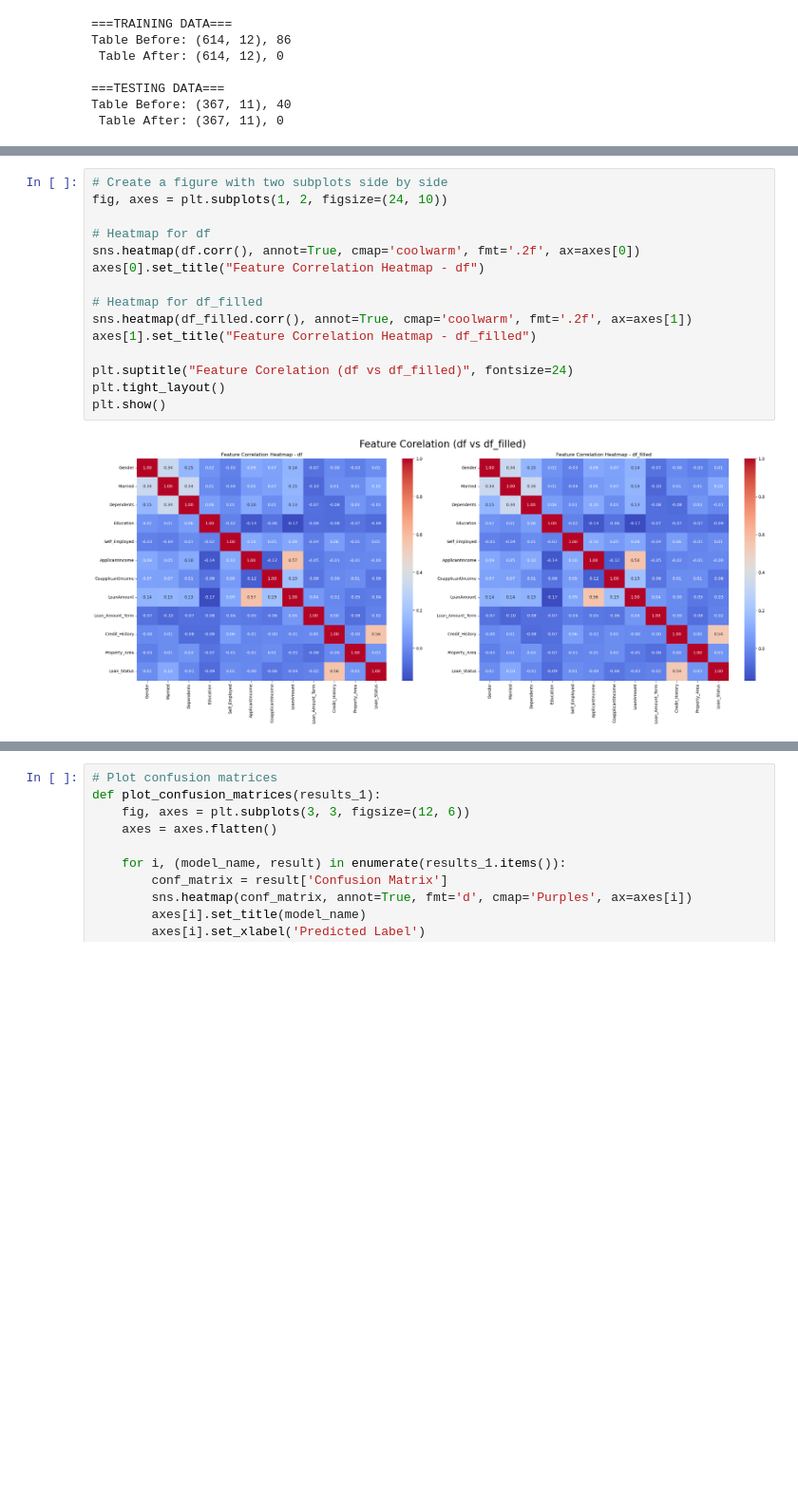
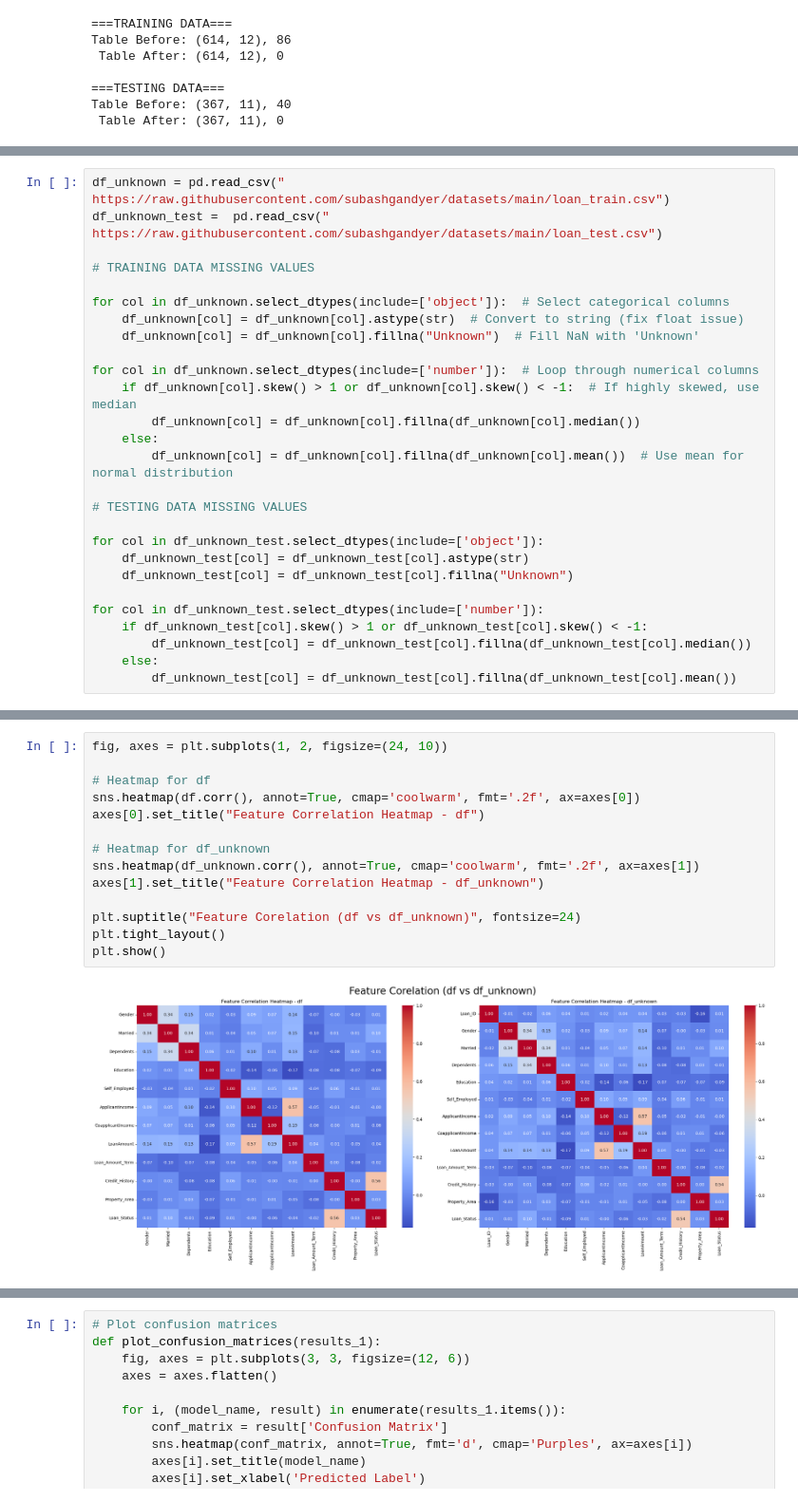
Before and after one commit to MohitPanchasara/Machine-Learning, a Jupyter notebook: Projects/Top 10 benchmark algorithms/Task10_Benchmark_ML_Algorithms.ipynb, the cells around one changed output, grey strips where cells are left out. Shown at 95% size. Drawn from its saved outputs; the diff is of its cells as text; blank space fills up the shorter version.

Commit message:
benchmark algo training

```diff
--- a/Projects/Top 10 benchmark algorithms/Task10_Benchmark_ML_Algorithms.ipynb
+++ b/Projects/Top 10 benchmark algorithms/Task10_Benchmark_ML_Algorithms.ipynb
@@ -291,3 +302,30 @@ AttributeError: 'NoneType' object has no attribute 'head'
+# %%
+df_unknown = pd.read_csv(" https://raw.githubusercontent.com/subashgandyer/datasets/main/loan_train.csv")
+df_unknown_test =  pd.read_csv(" https://raw.githubusercontent.com/subashgandyer/datasets/main/loan_test.csv")
+
+# TRAINING DATA MISSING VALUES
+
+for col in df_unknown.select_dtypes(include=['object']):  # Select categorical columns
+    df_unknown[col] = df_unknown[col].astype(str)  # Convert to string (fix float issue)
+    df_unknown[col] = df_unknown[col].fillna("Unknown")  # Fill NaN with 'Unknown'
+
+for col in df_unknown.select_dtypes(include=['number']):  # Loop through numerical columns
+    if df_unknown[col].skew() > 1 or df_unknown[col].skew() < -1:  # If highly skewed, use median
+        df_unknown[col] = df_unknown[col].fillna(df_unknown[col].median())
+    else:
+        df_unknown[col] = df_unknown[col].fillna(df_unknown[col].mean())  # Use mean for normal distribution
+
+# TESTING DATA MISSING VALUES
+
+for col in df_unknown_test.select_dtypes(include=['object']):
+    df_unknown_test[col] = df_unknown_test[col].astype(str)
+    df_unknown_test[col] = df_unknown_test[col].fillna("Unknown")
+
+for col in df_unknown_test.select_dtypes(include=['number']):
+    if df_unknown_test[col].skew() > 1 or df_unknown_test[col].skew() < -1:
+        df_unknown_test[col] = df_unknown_test[col].fillna(df_unknown_test[col].median())
+    else:
+        df_unknown_test[col] = df_unknown_test[col].fillna(df_unknown_test[col].mean())
 # %%
 # ENCODINGGG
 numerical_cols = df_unknown.select_dtypes(include=['number']).columns.tolist()
@@ -370,17 +391,16 @@ plt.show()
 # %%
-# Create a figure with two subplots side by side
 fig, axes = plt.subplots(1, 2, figsize=(24, 10))
 
 # Heatmap for df
 sns.heatmap(df.corr(), annot=True, cmap='coolwarm', fmt='.2f', ax=axes[0])
 axes[0].set_title("Feature Correlation Heatmap - df")
 
-# Heatmap for df_filled
-sns.heatmap(df_filled.corr(), annot=True, cmap='coolwarm', fmt='.2f', ax=axes[1])
-axes[1].set_title("Feature Correlation Heatmap - df_filled")
+# Heatmap for df_unknown
+sns.heatmap(df_unknown.corr(), annot=True, cmap='coolwarm', fmt='.2f', ax=axes[1])
+axes[1].set_title("Feature Correlation Heatmap - df_unknown")
 
-plt.suptitle("Feature Corelation (df vs df_filled)", fontsize=24)
+plt.suptitle("Feature Corelation (df vs df_unknown)", fontsize=24)
 plt.tight_layout()
 plt.show()
 # %% [output]
-[figure, old version]
+[figure, new version]
```
Also changed, not shown: parts of 36 cells of this notebook, 28 other files.
